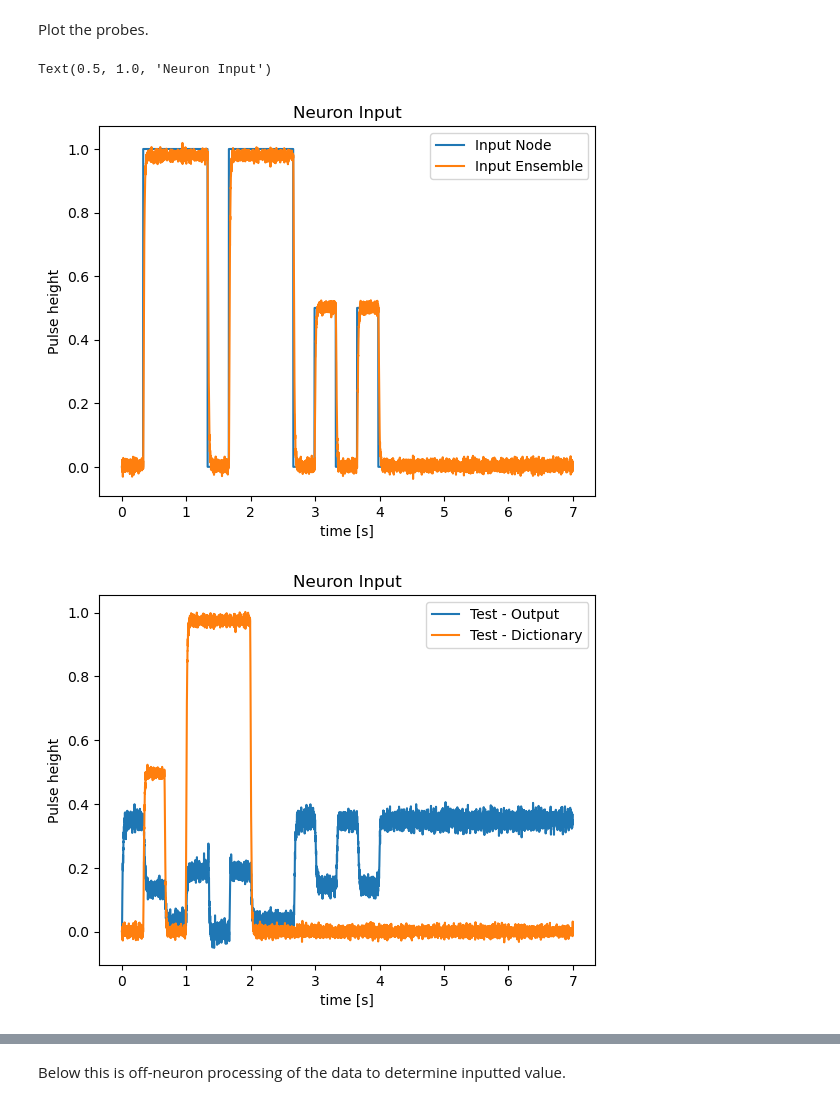
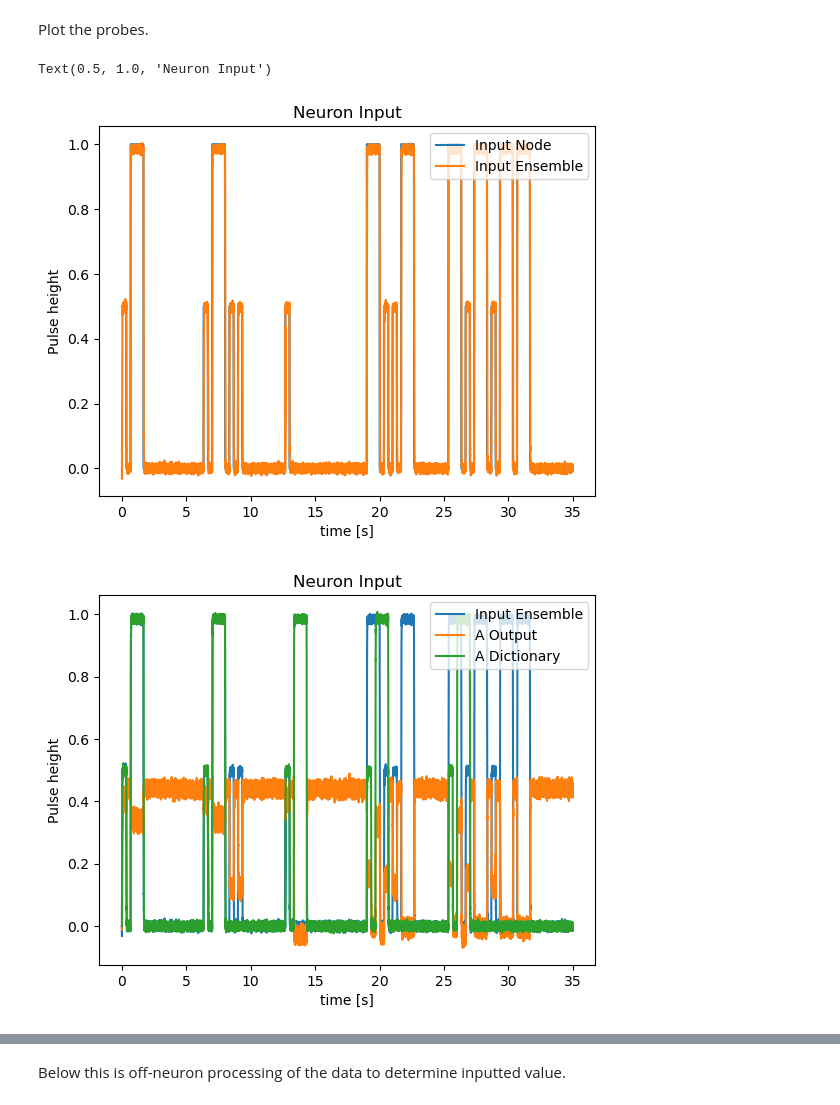
Before and after one commit to alexmercier5/Neurmorph_Final, a Jupyter notebook: final.ipynb, the cells around one changed output, grey strips where cells are left out. Saved outputs shown, nothing was run; the diff lists cells and outputs as text; code cells hidden in the pictures.

```diff
--- a/final.ipynb
+++ b/final.ipynb
@@ -81,11 +81,14 @@ print("\n", msg)
 msg = msg.upper()
 # transform from string to an array with each character a separate element
 msg = list(msg)
+len_input = len(msg)
 print("\n", msg)
 my_morse = []
 # evaluate each character in the list and convert to morse
 for i in msg:
     my_morse.append(Morse.get(i))
+for j in range(len(my_morse)):
+    my_morse[j] = my_morse[j] + '0'*(19-len(my_morse[j]))
 
 print("\n", my_morse, "\n")
 print(len(my_morse))
@@ -100,12 +103,12 @@ print(len(my_morse))
 # %% [markdown]
 Use this code to turn the input from an array with one string in it to an array with as many elements as the length of the string.
 # %%
+###Need to have 3 0's after each letter (3 separating characters and therefore 7 at the end of each message)
+###Only want to handle one word at a time - including a space character will get funky
+
 # parse the list into individual 1's and 0's.
 temp_inputs = [
     int for string in my_morse for int in string
 ]  # got this line from Chat GPT
-# add four 0's to the end of each character
-for i in range(0, 4):
-    temp_inputs.append("0")
 print(temp_inputs)
 # %% [output]
@@ -190,7 +244,7 @@ Create the model and make connections and probes.
 # %%
 with model:
     # Create ensemble. Increase n_neurons for more accurate results.
-    ensembleA = nengo.Ensemble(n_neurons=200, dimensions=1)
+    ensembleA = nengo.Ensemble(n_neurons=500, dimensions=1)
     nengo.Connection(input_node, ensembleA)
     # check, cobmine, out ensemble list.
     check_ensemble_list = []
@@ -198,13 +252,13 @@ with model:
     out_ensemble_list = []
     for i in range(len(check_list)):
         check_ensemble_list.append(
-            nengo.Ensemble(n_neurons=200, dimensions=1)
+            nengo.Ensemble(n_neurons=500, dimensions=1)
         )  # dictionary values
         combine_ensemble_list.append(
-            nengo.Ensemble(n_neurons=200, dimensions=2, radius=1.5)
+            nengo.Ensemble(n_neurons=500, dimensions=2, radius=1.5)
         )  # combine dictionary and input value, radius 1.5 because 2D
         out_ensemble_list.append(
-            nengo.Ensemble(n_neurons=200, dimensions=1)
+            nengo.Ensemble(n_neurons=500, dimensions=1)
         )  # output of combined
         nengo.Connection(check_list[i], check_ensemble_list[i])
         nengo.Connection(check_ensemble_list[i], combine_ensemble_list[i][0])
@@ -226,7 +280,7 @@ with model:
 Run the simulation.
 # %%
 # length to run simulation (must be long enough to represent each character)
-sim_time = 7
+sim_time = 35
 with nengo.Simulator(model) as sim:
     # run for sim_time seconds
     sim.run(sim_time)
@@ -238,25 +292,59 @@ Plot the probes.
 # %%
 # input node and ensemble
 plt.figure()
 plt.plot(sim.trange(), sim.data[probe1], label="Input Node")
 plt.plot(sim.trange(), sim.data[probe2], label="Input Ensemble")
 plt.legend(loc="upper right")
 plt.xlabel("time [s]")
 plt.ylabel("Pulse height")
 plt.title("Neuron Input")
 
 # Probe3 - Outputs, Probe4 - Dictionary values
 plt.figure()
-# for i in range(len(probe4)):
-# plt.plot(sim.trange(), sim.data[probe3[i]], label=i)
-# plt.plot(sim.trange(), sim.data[probe4[i]], label=i)
-plt.plot(sim.trange(), sim.data[probe3[0]], label="Test - Output")
-plt.plot(sim.trange(), sim.data[probe4[0]], label="Test - Dictionary")
+plt.plot(sim.trange(), sim.data[probe2], label="Input Ensemble")
+plt.plot(sim.trange(), sim.data[probe3[0]], label="A Output")
+plt.plot(sim.trange(), sim.data[probe4[0]], label="A Dictionary")
 plt.legend(loc="upper right")
 plt.xlabel("time [s]")
 plt.ylabel("Pulse height")
 plt.title("Neuron Input")
+
+plt.figure()
+plt.plot(sim.trange(), sim.data[probe2], label="Input Ensemble")
+plt.plot(sim.trange(), sim.data[probe3[11]], label="L Output")
+plt.plot(sim.trange(), sim.data[probe4[11]], label="L Dictionary")
+plt.legend(loc="upper right")
+plt.xlabel("time [s]")
+plt.ylabel("Pulse height")
+plt.title("Neuron Input")
+
+plt.figure()
+plt.plot(sim.trange(), sim.data[probe2], label="Input Ensemble")
+plt.plot(sim.trange(), sim.data[probe3[4]], label="E Output")
+plt.plot(sim.trange(), sim.data[probe4[4]], label="E Dictionary")
+plt.legend(loc="upper right")
+plt.xlabel("time [s]")
+plt.ylabel("Pulse height")
+plt.title("Neuron Input")
+
+plt.figure()
+plt.plot(sim.trange(), sim.data[probe2], label="Input Ensemble")
+plt.plot(sim.trange(), sim.data[probe3[23]], label="X Output")
+plt.plot(sim.trange(), sim.data[probe4[23]], label="X Dictionary")
+plt.legend(loc="upper right")
+plt.xlabel("time [s]")
+plt.ylabel("Pulse height")
+plt.title("Neuron Input")
+
+plt.figure()
+plt.plot(sim.trange(), sim.data[probe2], label="Input Ensemble")
+plt.plot(sim.trange(), sim.data[probe3[50]], label="! Output")
+plt.plot(sim.trange(), sim.data[probe4[50]], label="! Dictionary")
+plt.legend(loc="upper right")
+plt.xlabel("time [s]")
+plt.ylabel("Pulse height")
+plt.title("Neuron Input")
 # %% [output]
 Text(0.5, 1.0, 'Neuron Input')
-[figure, old version]
+[figure, new version]
-[figure, old version]
+[figure, new version]
```
Also changed, not shown: parts of 7 cells of this notebook, 3 other files.
